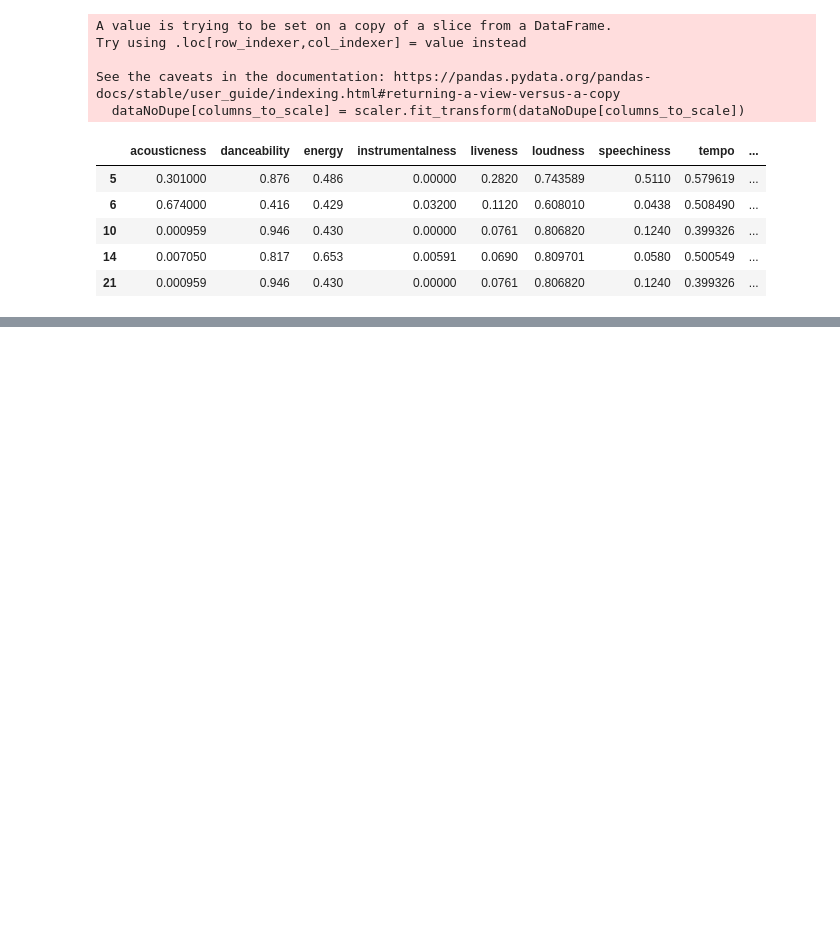
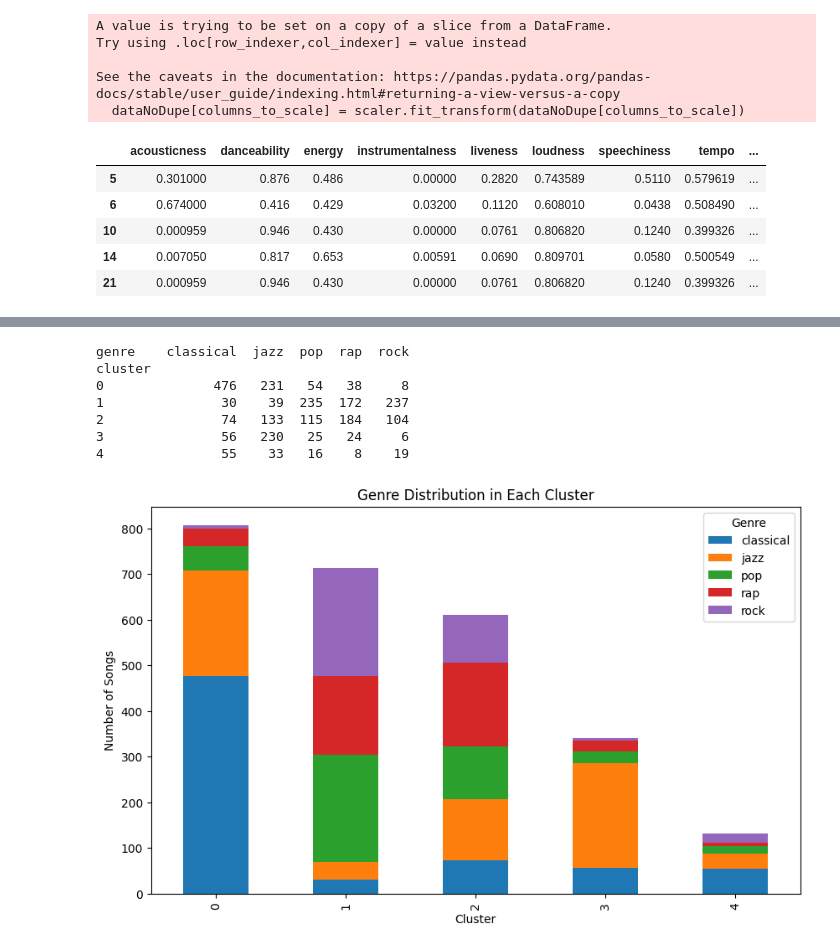
Before and after one commit to linusedman/Data-mining-I, a Jupyter notebook: mini_project/preprocessing.ipynb, the cells around one changed output, grey strips where cells are left out. Drawn from its saved outputs; the diff is of its cells as text; code cells hidden in the pictures; blank space fills up the shorter version.

```diff
--- a/mini_project/preprocessing.ipynb
+++ b/mini_project/preprocessing.ipynb
@@ -107,3 +177,26 @@ Name: count, dtype: int64
+# %%
+# Count the number of songs for each genre in each cluster
+genre_distribution = data_with_labels.groupby(['cluster', 'genre']).size().unstack(fill_value=0)
+
+# Print the genre distribution
+print(genre_distribution)
+
+# If you want to visualize this, you can use a bar plot
+genre_distribution.plot(kind='bar', stacked=True, figsize=(10, 6))
+plt.title('Genre Distribution in Each Cluster')
+plt.xlabel('Cluster')
+plt.ylabel('Number of Songs')
+plt.legend(title='Genre')
+plt.show()
+# %% [output]
+genre    classical  jazz  pop  rap  rock
+cluster
+0              476   231   54   38     8
+1               30    39  235  172   237
+2               74   133  115  184   104
+3               56   230   25   24     6
+4               55    33   16    8    19
+[figure, added]
 # %%
 # from sklearn.preprocessing import MinMaxScaler
 
```
Also changed, not shown: parts of 13 cells of this notebook.
